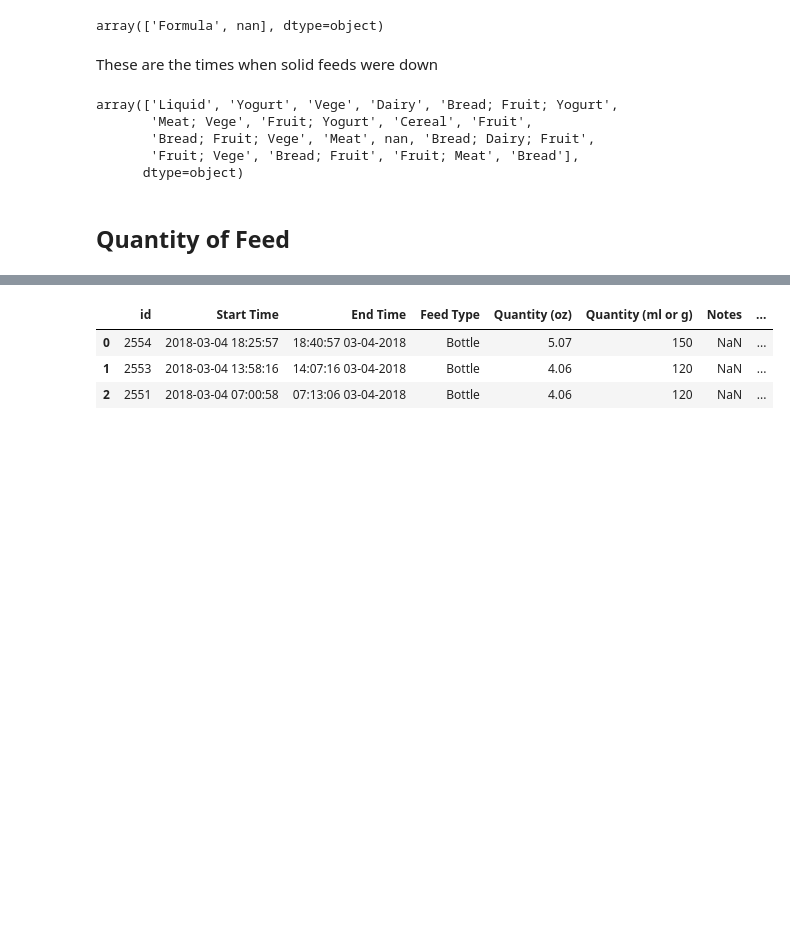
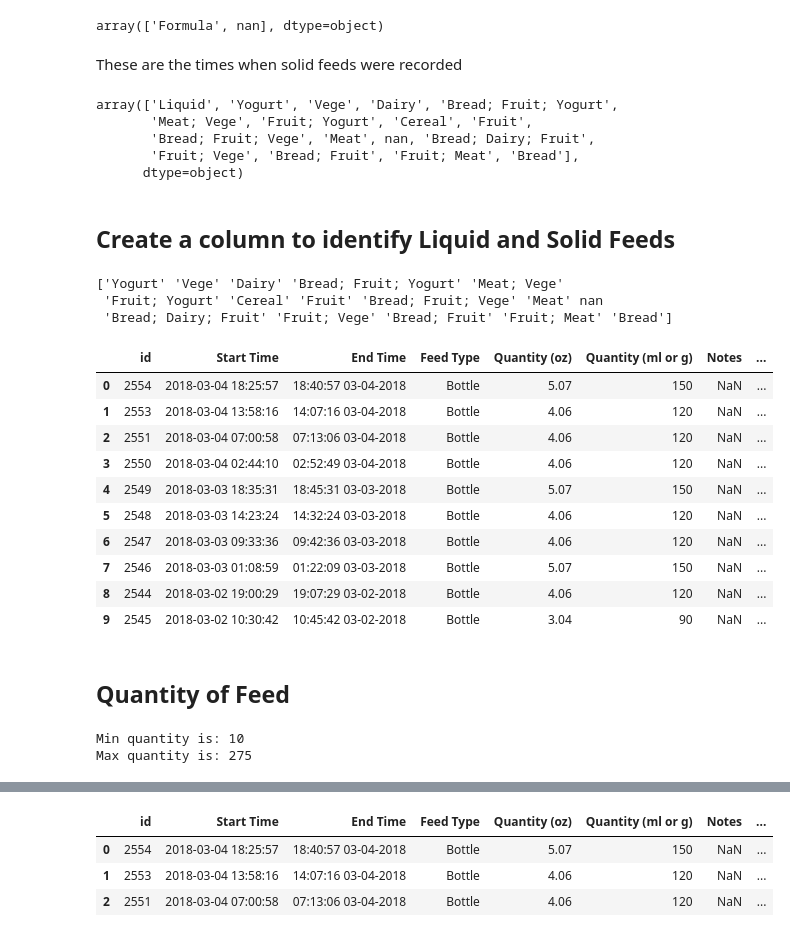
Before and after one commit to GuerrillaAnalytics/prj001-baby, a Jupyter notebook: analytics/001_eda_feeds/001_eda_feeds.ipynb, the cells around one changed output, grey strips where cells are left out. Cells and saved outputs as stored; diff of their text form; code cells hidden in the pictures; blank space fills up the shorter version.

```diff
--- a/analytics/001_eda_feeds/001_eda_feeds.ipynb
+++ b/analytics/001_eda_feeds/001_eda_feeds.ipynb
@@ -137,7 +149,7 @@ df[' Bottle Type'].unique()
 # %% [output]
 array(['Formula', nan], dtype=object)
 # %% [markdown]
-These are the times when solid feeds were down
+These are the times when solid feeds were recorded
 # %%
 df[df[' Bottle Type'].isnull()][' Food Type'].unique()
 # %% [output]
@@ -146,3 +158,13 @@ array(['Liquid', 'Yogurt', 'Vege', 'Dairy', 'Bread; Fruit; Yogurt',
        'Bread; Fruit; Vege', 'Meat', nan, 'Bread; Dairy; Fruit',
        'Fruit; Vege', 'Bread; Fruit', 'Fruit; Meat', 'Bread'],
       dtype=object)
+# %% [markdown]
+## Create a column to identify Liquid and Solid Feeds
+# %%
+non_liquid_foods = df[df[' Bottle Type'].isnull()][' Food Type'].unique()
+non_liquid_foods = non_liquid_foods[non_liquid_foods!='Liquid']
+print(non_liquid_foods)
+# %% [output]
+['Yogurt' 'Vege' 'Dairy' 'Bread; Fruit; Yogurt' 'Meat; Vege'
+ 'Fruit; Yogurt' 'Cereal' 'Fruit' 'Bread; Fruit; Vege' 'Meat' nan
+ 'Bread; Dairy; Fruit' 'Fruit; Vege' 'Bread; Fruit' 'Fruit; Meat' 'Bread']
@@ -149,2 +174,16 @@ array(['Liquid', 'Yogurt', 'Vege', 'Dairy', 'Bread; Fruit; Yogurt',
+# %%
+df.head(10)
+# %% [output]
+|  | id | Start Time | End Time | Feed Type | Quantity (oz) | Quantity (ml or g) | Notes | ... |
+| 0 | 2554 | 2018-03-04 18:25:57 | 18:40:57 03-04-2018 | Bottle | 5.07 | 150 | NaN | ... |
+| 1 | 2553 | 2018-03-04 13:58:16 | 14:07:16 03-04-2018 | Bottle | 4.06 | 120 | NaN | ... |
+| 2 | 2551 | 2018-03-04 07:00:58 | 07:13:06 03-04-2018 | Bottle | 4.06 | 120 | NaN | ... |
+| 3 | 2550 | 2018-03-04 02:44:10 | 02:52:49 03-04-2018 | Bottle | 4.06 | 120 | NaN | ... |
+| 4 | 2549 | 2018-03-03 18:35:31 | 18:45:31 03-03-2018 | Bottle | 5.07 | 150 | NaN | ... |
+| 5 | 2548 | 2018-03-03 14:23:24 | 14:32:24 03-03-2018 | Bottle | 4.06 | 120 | NaN | ... |
+| 6 | 2547 | 2018-03-03 09:33:36 | 09:42:36 03-03-2018 | Bottle | 4.06 | 120 | NaN | ... |
+| 7 | 2546 | 2018-03-03 01:08:59 | 01:22:09 03-03-2018 | Bottle | 5.07 | 150 | NaN | ... |
+| 8 | 2544 | 2018-03-02 19:00:29 | 19:07:29 03-02-2018 | Bottle | 4.06 | 120 | NaN | ... |
+| 9 | 2545 | 2018-03-02 10:30:42 | 10:45:42 03-02-2018 | Bottle | 3.04 | 90 | NaN | ... |
 # %% [markdown]
 ## Quantity of Feed
@@ -178,0 +190,8 @@ ORANGE1 = '#E15628'
+# %%
+max_quantity = max(df[' Quantity (ml or g)'] )
+min_quantity = min(df[' Quantity (ml or g)'] )
+print('Min quantity is: ' + str(min_quantity))
+print('Max quantity is: ' + str(max_quantity))
+# %% [output]
+Min quantity is: 10
+Max quantity is: 275
```
Also changed, not shown: parts of 28 cells of this notebook.
